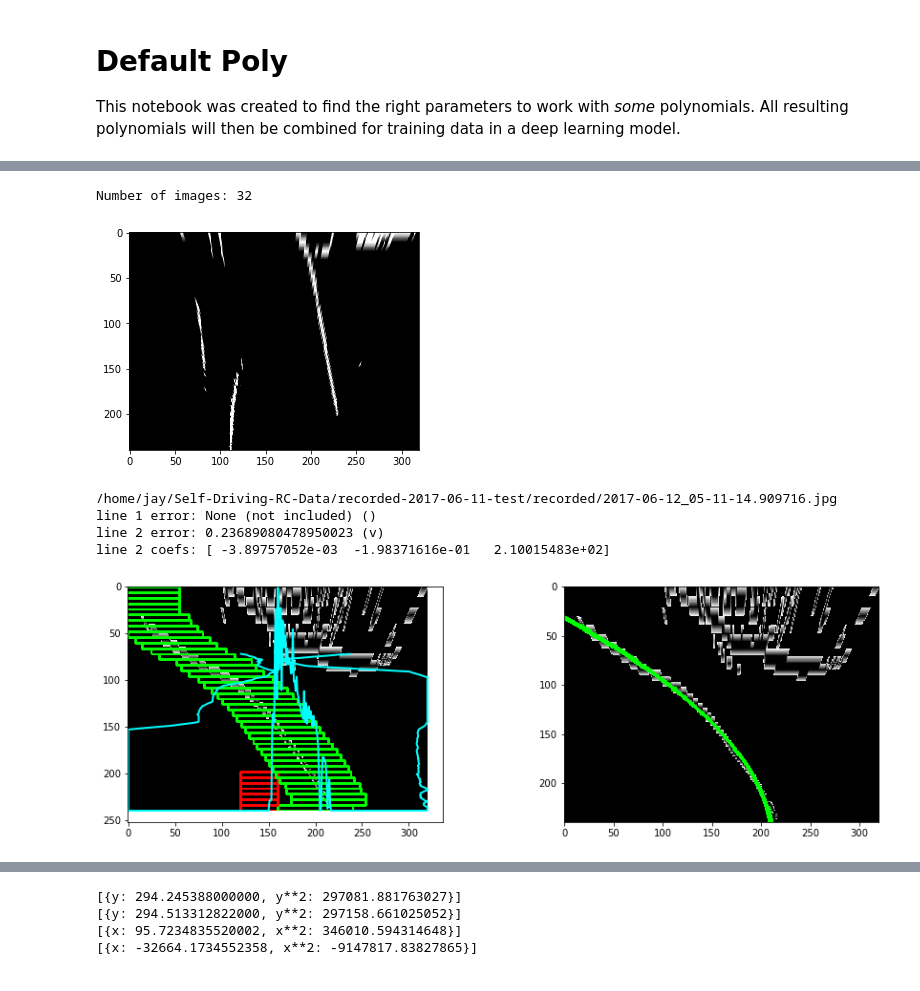
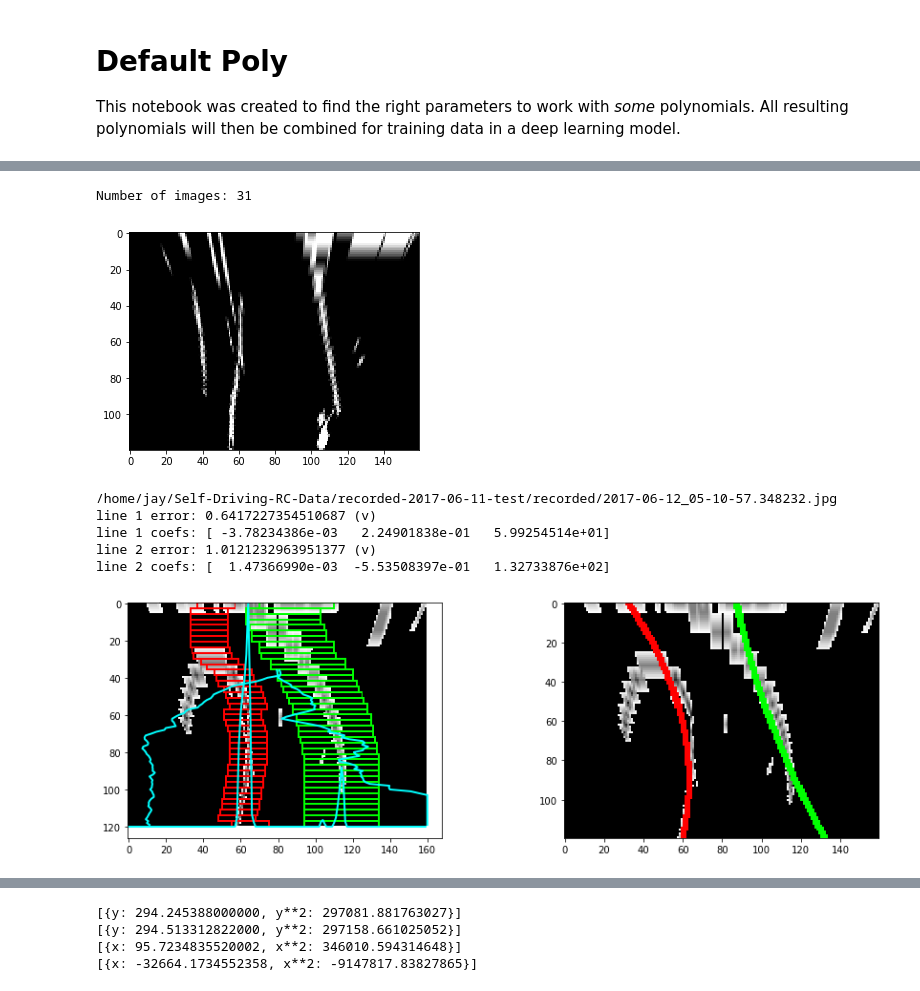
Before and after one commit to jaycode/Self-Driving-RC, a Jupyter notebook: Computer/experiments/poly/Default Poly.ipynb, the cells around one changed output, grey strips where cells are left out. Drawn from its saved outputs; the diff is of its cells as text; code cells hidden in the pictures.

```diff
--- a/Computer/experiments/poly/Default Poly.ipynb
+++ b/Computer/experiments/poly/Default Poly.ipynb
@@ -26,7 +26,8 @@ dir_path = os.path.dirname(os.path.abspath(notebookName))
 ROOT_DIR = os.path.realpath(os.path.join(dir_path, '..', '..'))
 
 sys.path.append(ROOT_DIR)
-from libraries.helpers import configuration, prepare_initial_transformation, preprocess_line_finding, load_from
+from libraries.helpers import configuration, prepare_initial_transformation, \
+                              preprocess_line_finding, resize_image_by_pil, load_from
 from libraries.find_lines_sliding_windows import FindLinesSlidingWindows
 from libraries.line_helpers import annotate_with_lines
 
@@ -48,6 +49,8 @@ STEER_MIN = config['steer_min']
 STEER_MAX = config['steer_max']
 CHANNELS = config['channels']
 NORMALIZE = config['normalize']
+TARGET_SCALE = config['target_scale']
+# TARGET_SCALE = 1.0
 
 # Set this to images directory
 img_dir = "/home/jay/Self-Driving-RC-Data/recorded-2017-06-11-test"
@@ -63,10 +66,10 @@ img_paths = glob.glob("/home/jay/Self-Driving-RC-Data/recorded-2017-06-11-test/r
 img_paths = sorted([i for i in img_paths if i not in images_to_exclude])
 
 mtx, dist, M, Minv = prepare_initial_transformation(
-    os.path.join(ROOT_DIR, 'calibrations', 'cal-elp.p'), TARGET_HEIGHT, TARGET_WIDTH)
+    os.path.join(ROOT_DIR, 'calibrations', 'cal-elp.p'), TARGET_HEIGHT, TARGET_WIDTH, scale=TARGET_SCALE)
 print("Number of images:", len(img_paths))
 # %% [output]
-Number of images: 32
+Number of images: 31
 # %%
 def find_color_hsv(change=None):
     inrange_min1 = inrange_min1_i.value
@@ -78,7 +81,7 @@ def find_color_hsv(change=None):
 
     img_path = '/home/jay/Self-Driving-RC-Data/recorded-2017-06-11-test/recorded/2017-06-12_05-10-44.837855.jpg'
     img_raw = cv2.imread(img_path)
-    warped = preprocess_line_finding(img_raw, M, ((inrange_min1, inrange_min2, inrange_min3),
+    warped = preprocess_line_finding(img_raw, M, scale=TARGET_SCALE, inrange=((inrange_min1, inrange_min2, inrange_min3),
                                                   (inrange_max1, inrange_max2, inrange_max3)))
     plt.imshow(warped, cmap='gray')
 
@@ -102,38 +105,39 @@ display(inrange_min1_i, inrange_min2_i, inrange_min3_i,
         inrange_max1_i, inrange_max2_i, inrange_max3_i)
 find_color_hsv()
 # %% [output]
-[figure, old version]
+[figure, new version]
 # %%
 fig = plt.figure(figsize=(15, 10))
-local_paths = img_paths[26:27]
+local_paths = img_paths[10:11]
 
 i = 1
 total = len(local_paths) * 2
 cols = 2
 for img_path in local_paths:
     print(img_path)
     a = fig.add_subplot((total/cols)+1, cols, i)
     img_raw = cv2.imread(img_path)
     img = cv2.cvtColor(img_raw, cv2.COLOR_BGR2RGB)
 
-    preprocessed = preprocess_line_finding(img_raw, M)
+    preprocessed = preprocess_line_finding(img_raw, M, scale=TARGET_SCALE)
     finder = FindLinesSlidingWindows(nwindows=40, window_minpix=2, left_search_margin=20, right_search_margin=40,
                                      v_hist_crop_top=0.6, h_hist_crop_top=0.3, error_threshold=40, window_patience=6,
                                      window_empty_px=5, lr_start_slack=0.1, error_top_percentile=80,
-                                     center_importance=4, vert_x_adjust=(2, 0),
+                                     center_importance=4, vert_x_adjust=(2, 0), scale=TARGET_SCALE,
                                      debug_axes_for_histogram=a,
                                      debug=True, debug_dir='v', debug_show_lines=False, debug_error_detail=False)
 
     fits = finder.process(preprocessed)
 
-    final_img = annotate_with_lines(preprocessed, fits)
+    final_img = annotate_with_lines(preprocessed, fits, scale=TARGET_SCALE)
 
     i += 1
     a = fig.add_subplot((total/cols)+1, cols, i)
     plt.imshow(final_img, cmap='gray')
 # %% [output]
-/home/jay/Self-Driving-RC-Data/recorded-2017-06-11-test/recorded/2017-06-12_05-11-14.909716.jpg
-line 1 error: None (not included) ()
-line 2 error: 0.23689080478950023 (v)
-line 2 coefs: [ -3.89757052e-03  -1.98371616e-01   2.10015483e+02]
+/home/jay/Self-Driving-RC-Data/recorded-2017-06-11-test/recorded/2017-06-12_05-10-57.348232.jpg
+line 1 error: 0.6417227354510687 (v)
+line 1 coefs: [ -3.78234386e-03   2.24901838e-01   5.99254514e+01]
+line 2 error: 1.0121232963951377 (v)
+line 2 coefs: [  1.47366990e-03  -5.53508397e-01   1.32733876e+02]
-[figure, old version]
+[figure, new version]
```
Also changed, not shown: parts of 2 cells of this notebook, 12 other files.
